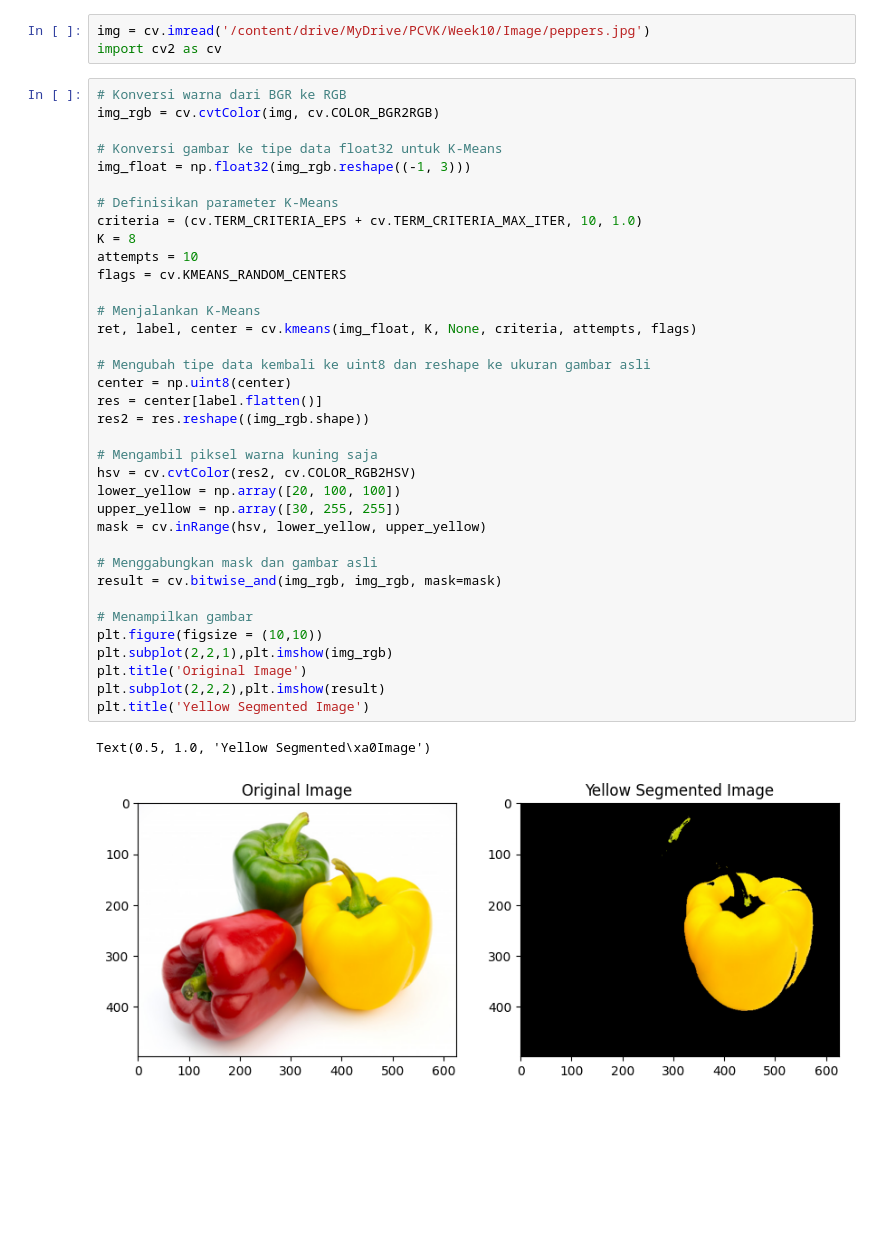
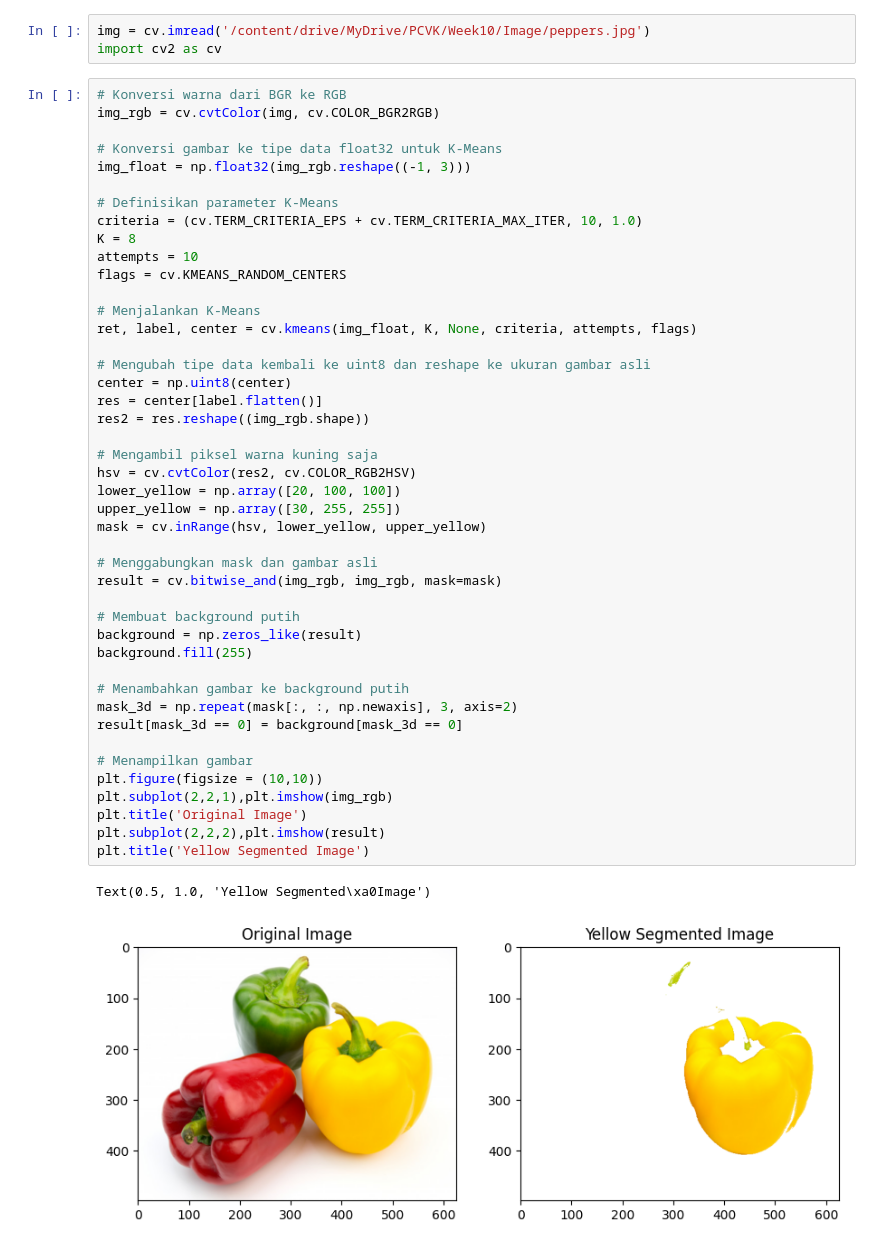
Before and after one commit to farrel1422/PCVK_Genap_2023, a Jupyter notebook: Week10.ipynb, the cells around one changed output. Drawn from its saved outputs; the diff is of its cells as text; blank space fills up the shorter version.

```diff
--- a/Week10.ipynb
+++ b/Week10.ipynb
@@ -157,31 +157,39 @@ img_float = np.float32(img_rgb.reshape((-1, 3)))
 criteria = (cv.TERM_CRITERIA_EPS + cv.TERM_CRITERIA_MAX_ITER, 10, 1.0)
 K = 8
 attempts = 10
 flags = cv.KMEANS_RANDOM_CENTERS
 
 # Menjalankan K-Means
 ret, label, center = cv.kmeans(img_float, K, None, criteria, attempts, flags)
 
 # Mengubah tipe data kembali ke uint8 dan reshape ke ukuran gambar asli
 center = np.uint8(center)
 res = center[label.flatten()]
 res2 = res.reshape((img_rgb.shape))
 
 # Mengambil piksel warna kuning saja
 hsv = cv.cvtColor(res2, cv.COLOR_RGB2HSV)
 lower_yellow = np.array([20, 100, 100])
 upper_yellow = np.array([30, 255, 255])
 mask = cv.inRange(hsv, lower_yellow, upper_yellow)
 
 # Menggabungkan mask dan gambar asli
 result = cv.bitwise_and(img_rgb, img_rgb, mask=mask)
 
+# Membuat background putih
+background = np.zeros_like(result)
+background.fill(255)
+
+# Menambahkan gambar ke background putih
+mask_3d = np.repeat(mask[:, :, np.newaxis], 3, axis=2)
+result[mask_3d == 0] = background[mask_3d == 0]
+
 # Menampilkan gambar
 plt.figure(figsize = (10,10))
 plt.subplot(2,2,1),plt.imshow(img_rgb)
 plt.title('Original Image')
 plt.subplot(2,2,2),plt.imshow(result)
 plt.title('Yellow Segmented Image')
 # %% [output]
 Text(0.5, 1.0, 'Yellow Segmented\xa0Image')
-[figure, old version]
+[figure, new version]
```
Also changed, not shown: parts of 2 cells of this notebook.
